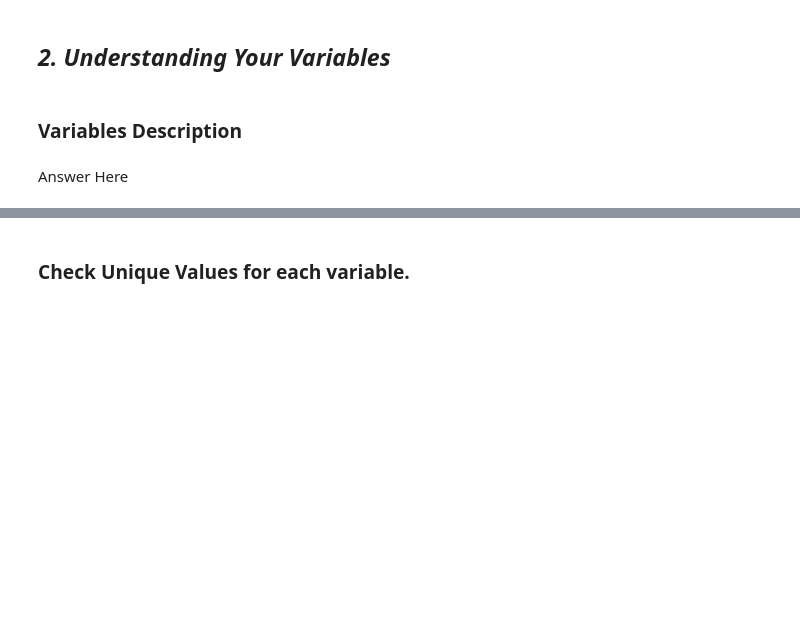
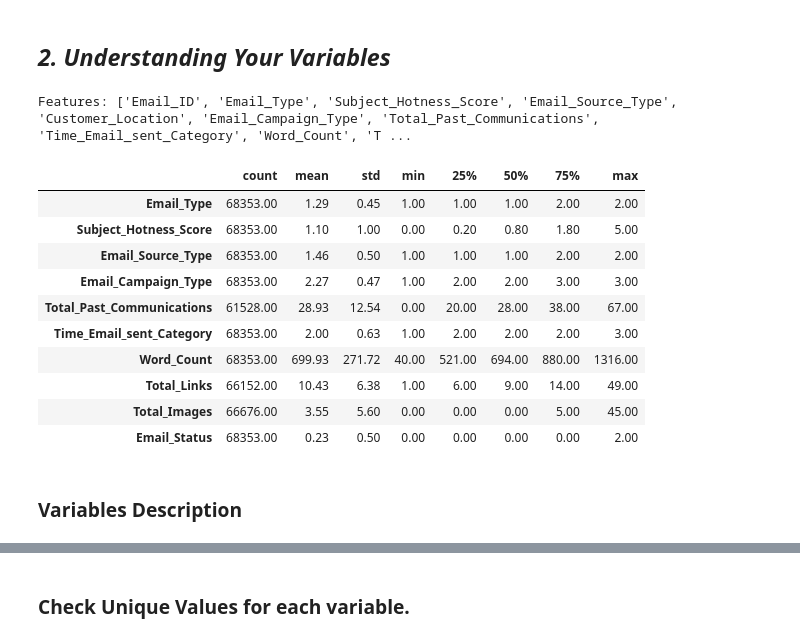
Before and after one commit to abhinav4201/Classification-Email-Campaign-Effectiveness-Prediction, a Jupyter notebook: Email_Campaign_Effectiveness_Prediction_capstone_3.ipynb, the cells around one changed output, grey strips where cells are left out. Cells and saved outputs as stored; diff of their text form; code cells hidden in the pictures; blank space fills up the shorter version.

```diff
--- a/Email_Campaign_Effectiveness_Prediction_capstone_3.ipynb
+++ b/Email_Campaign_Effectiveness_Prediction_capstone_3.ipynb
@@ -94,2 +92,38 @@ M - Multivariate Analysis
+# %%
+# Import Libraries
+import numpy as np
+import pandas as pd
+
+import seaborn as sns
+import matplotlib.pyplot as plt
+%matplotlib inline
+
+import numpy as np
+import seaborn as sns
+from scipy.stats import *
+import math
+
+from statsmodels.stats.outliers_influence import variance_inflation_factor
+from sklearn.preprocessing import StandardScaler
+from sklearn.model_selection import train_test_split
+from imblearn.over_sampling import SMOTE
+from sklearn.linear_model import LogisticRegression
+from sklearn.ensemble import RandomForestClassifier
+from sklearn.metrics import accuracy_score, confusion_matrix
+from sklearn import metrics
+from sklearn.metrics import roc_curve
+from sklearn.model_selection import GridSearchCV
+
+from xgboost import XGBClassifier
+from xgboost import XGBRFClassifier
+
+# !pip install shap==0.40.0
+# import shap
+
+# The following lines adjust the granularity of reporting.
+pd.options.display.float_format = "{:.2f}".format
+
+import warnings
+warnings.filterwarnings('ignore')
 # %% [markdown]
 ### Dataset Loading
@@ -125,9 +244,23 @@ Answer Here
 ## ***2. Understanding Your Variables***
 # %%
 # Dataset Columns
+print(f'Features: {email_df.columns.to_list()}')
+# %% [output]
+Features: ['Email_ID', 'Email_Type', 'Subject_Hotness_Score', 'Email_Source_Type', 'Customer_Location', 'Email_Campaign_Type', 'Total_Past_Communications', 'Time_Email_sent_Category', 'Word_Count', 'T ...
 # %%
 # Dataset Describe
+email_df.describe().T
+# %% [output]
+|  | count | mean | std | min | 25% | 50% | 75% | max |
+| Email_Type | 68353.00 | 1.29 | 0.45 | 1.00 | 1.00 | 1.00 | 2.00 | 2.00 |
+| Subject_Hotness_Score | 68353.00 | 1.10 | 1.00 | 0.00 | 0.20 | 0.80 | 1.80 | 5.00 |
+| Email_Source_Type | 68353.00 | 1.46 | 0.50 | 1.00 | 1.00 | 1.00 | 2.00 | 2.00 |
+| Email_Campaign_Type | 68353.00 | 2.27 | 0.47 | 1.00 | 2.00 | 2.00 | 3.00 | 3.00 |
+| Total_Past_Communications | 61528.00 | 28.93 | 12.54 | 0.00 | 20.00 | 28.00 | 38.00 | 67.00 |
+| Time_Email_sent_Category | 68353.00 | 2.00 | 0.63 | 1.00 | 2.00 | 2.00 | 2.00 | 3.00 |
+| Word_Count | 68353.00 | 699.93 | 271.72 | 40.00 | 521.00 | 694.00 | 880.00 | 1316.00 |
+| Total_Links | 66152.00 | 10.43 | 6.38 | 1.00 | 6.00 | 9.00 | 14.00 | 49.00 |
+| Total_Images | 66676.00 | 3.55 | 5.60 | 0.00 | 0.00 | 0.00 | 5.00 | 45.00 |
+| Email_Status | 68353.00 | 0.23 | 0.50 | 0.00 | 0.00 | 0.00 | 0.00 | 2.00 |
 # %% [markdown]
 ### Variables Description
-# %% [markdown]
-Answer Here
```
Also changed, not shown: parts of 35 cells of this notebook.
